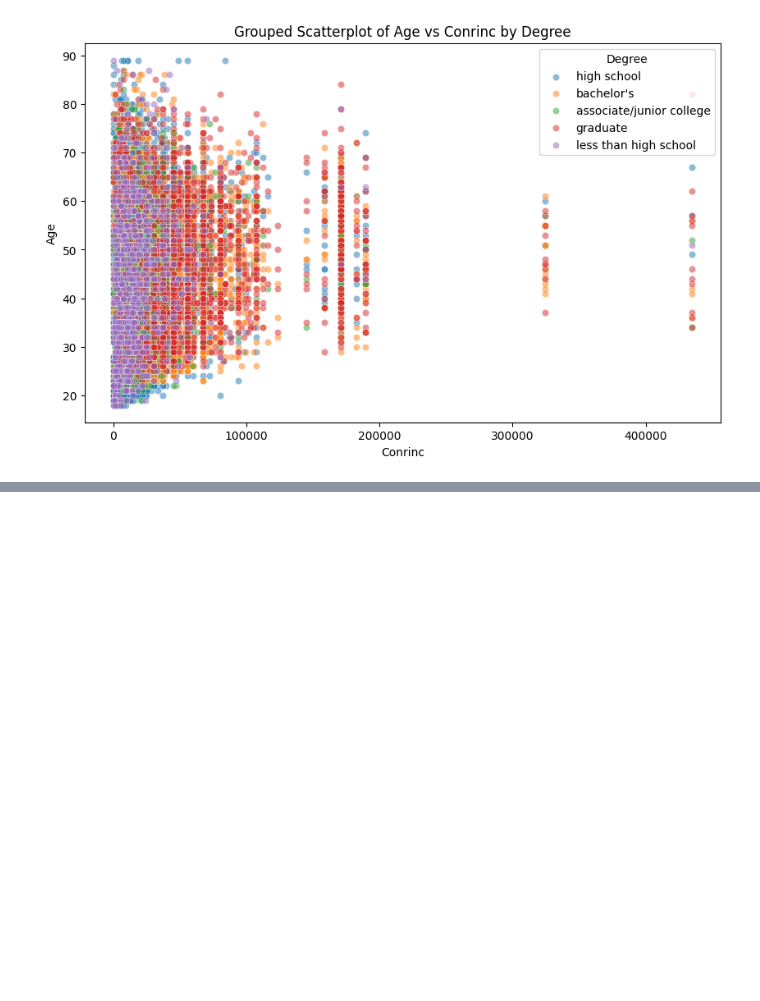
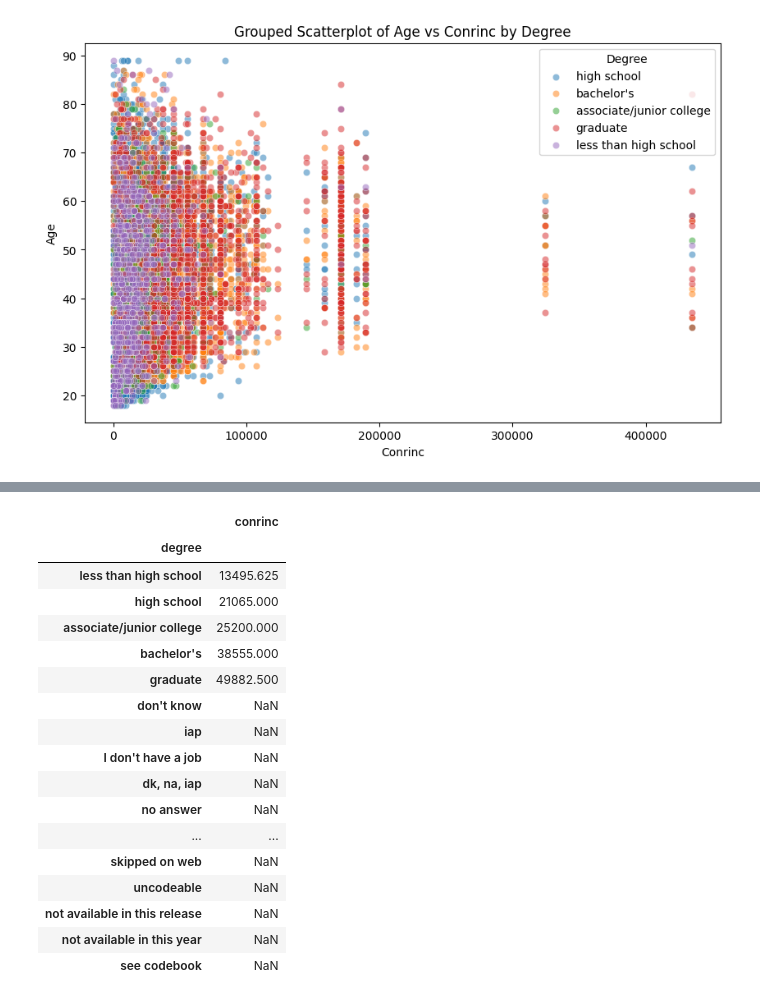
Before and after one commit to tiffanybuii/project_gss, a Jupyter notebook: get_gss.ipynb, the cells around one changed output, grey strips where cells are left out. Drawn from its saved outputs; the diff is of its cells as text; code cells hidden in the pictures; blank space fills up the shorter version.

```diff
--- a/get_gss.ipynb
+++ b/get_gss.ipynb
@@ -488,0 +604,21 @@ plt.show()
+# %%
+data.loc[:,['conrinc','degree']].groupby('degree').median()
+# %% [output]
+|  | conrinc |
+| degree |  |
+| less than high school | 13495.625 |
+| high school | 21065.000 |
+| associate/junior college | 25200.000 |
+| bachelor's | 38555.000 |
+| graduate | 49882.500 |
+| don't know | NaN |
+| iap | NaN |
+| I don't have a job | NaN |
+| dk, na, iap | NaN |
+| no answer | NaN |
+| ... | ... |
+| skipped on web | NaN |
+| uncodeable | NaN |
+| not available in this release | NaN |
+| not available in this year | NaN |
+| see codebook | NaN |
```
Also changed, not shown: parts of 6 cells of this notebook.
